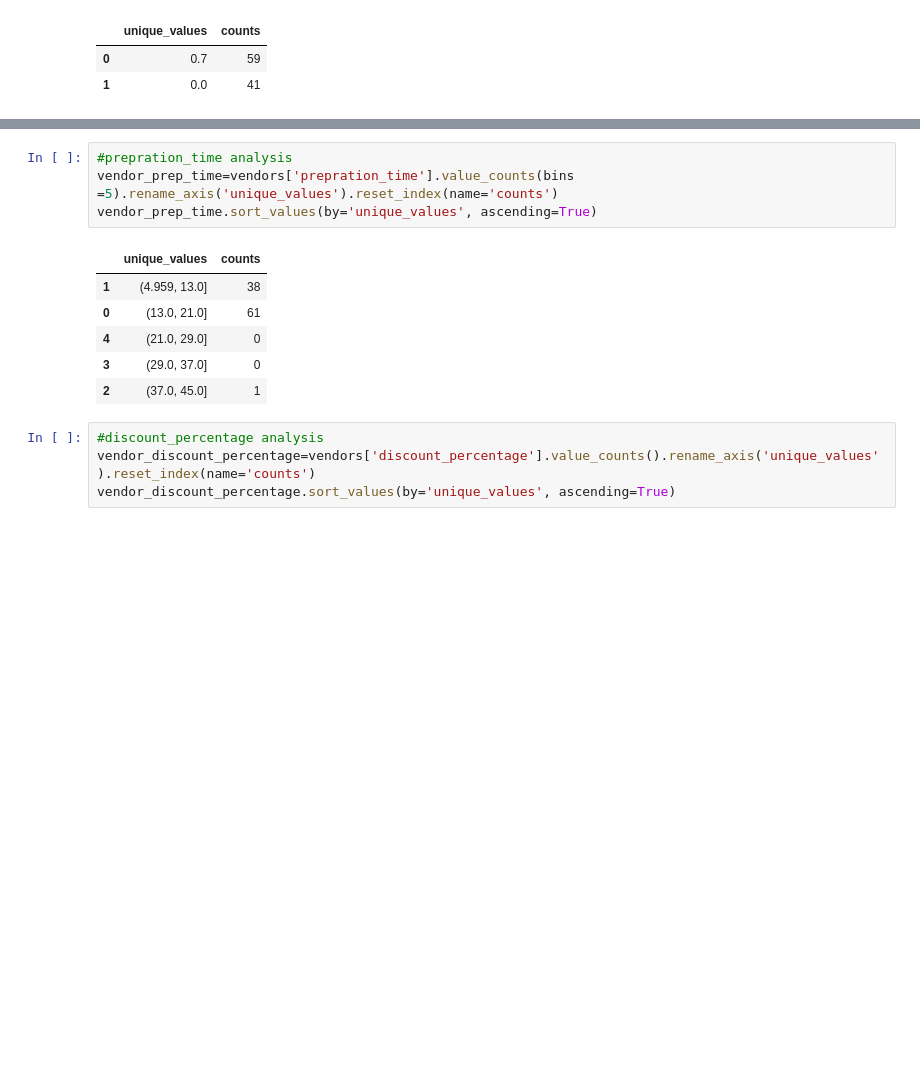
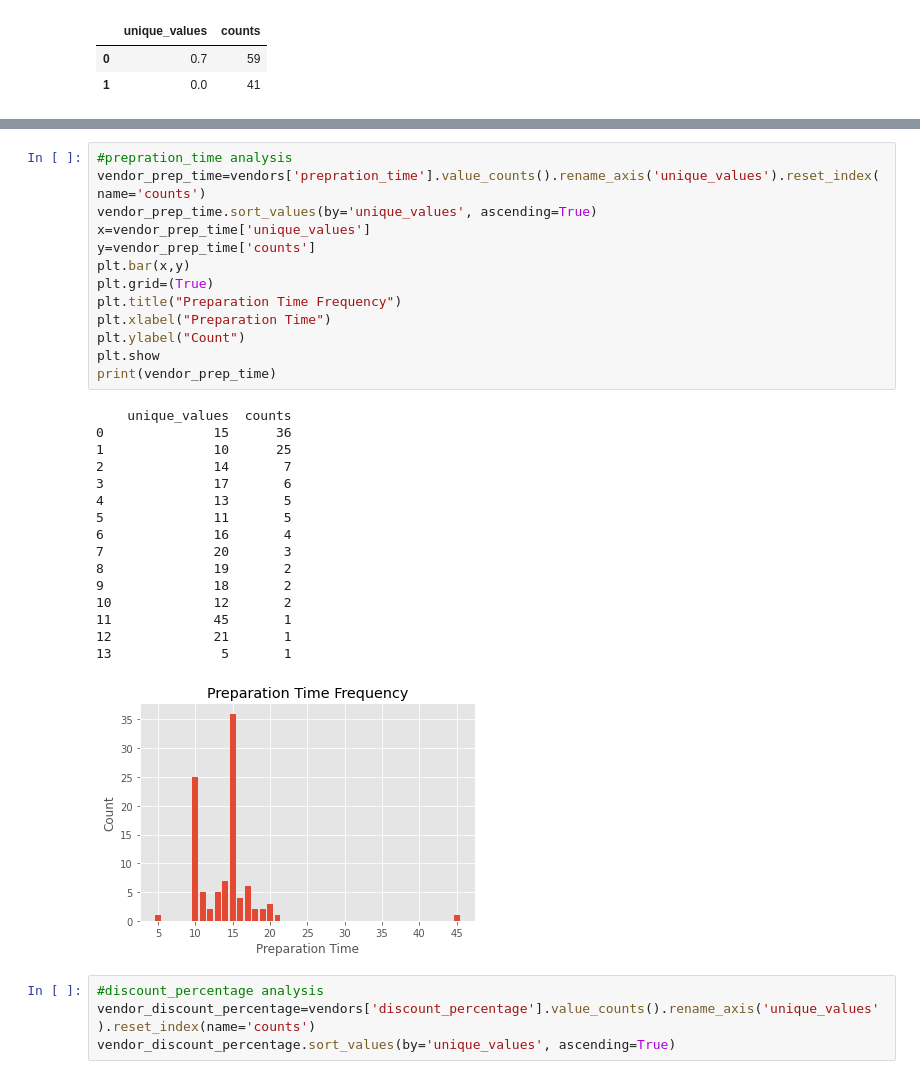
Before and after one commit to ritkumar10/RohanIntern, a Jupyter notebook: Master Data Sets.ipynb, the cells around one changed output, grey strips where cells are left out. Drawn from its saved outputs; the diff is of its cells as text; blank space fills up the shorter version.

```diff
--- a/Master Data Sets.ipynb
+++ b/Master Data Sets.ipynb
@@ -392,14 +420,33 @@ delivery_dist.sort_values(by='unique_values', ascending=True)
 # %%
 #prepration_time analysis
-vendor_prep_time=vendors['prepration_time'].value_counts(bins =5).rename_axis('unique_values').reset_index(name='counts')
+vendor_prep_time=vendors['prepration_time'].value_counts().rename_axis('unique_values').reset_index(name='counts')
 vendor_prep_time.sort_values(by='unique_values', ascending=True)
+x=vendor_prep_time['unique_values']
+y=vendor_prep_time['counts']
+plt.bar(x,y)
+plt.grid=(True)
+plt.title("Preparation Time Frequency")
+plt.xlabel("Preparation Time")
+plt.ylabel("Count")
+plt.show
+print(vendor_prep_time)
 # %% [output]
-|  | unique_values | counts |
-| 1 | (4.959, 13.0] | 38 |
-| 0 | (13.0, 21.0] | 61 |
-| 4 | (21.0, 29.0] | 0 |
-| 3 | (29.0, 37.0] | 0 |
-| 2 | (37.0, 45.0] | 1 |
+    unique_values  counts
+0              15      36
+1              10      25
+2              14       7
+3              17       6
+4              13       5
+5              11       5
+6              16       4
+7              20       3
+8              19       2
+9              18       2
+10             12       2
+11             45       1
+12             21       1
+13              5       1
+[figure, added]
 # %%
 #discount_percentage analysis
 vendor_discount_percentage=vendors['discount_percentage'].value_counts().rename_axis('unique_values').reset_index(name='counts')
```
Also changed, not shown: parts of 37 cells of this notebook.
